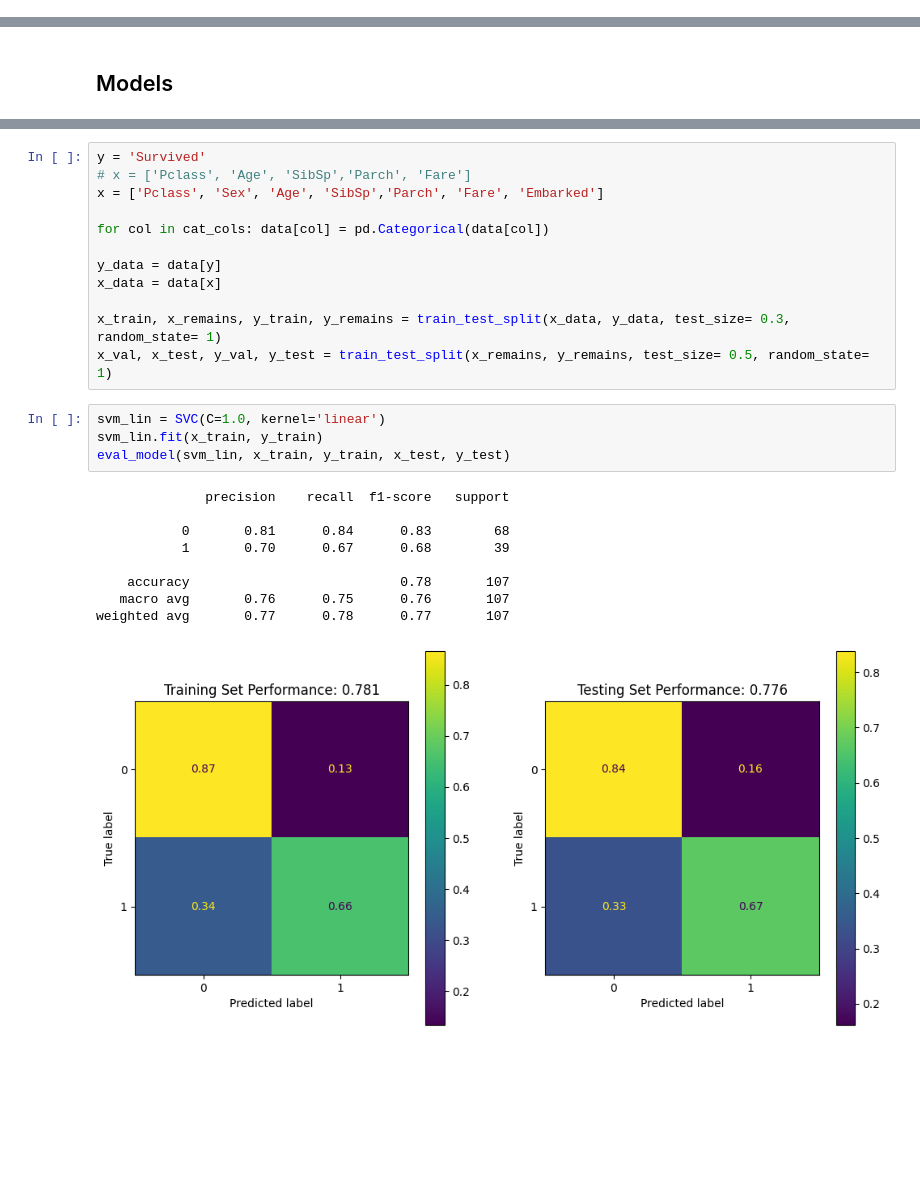
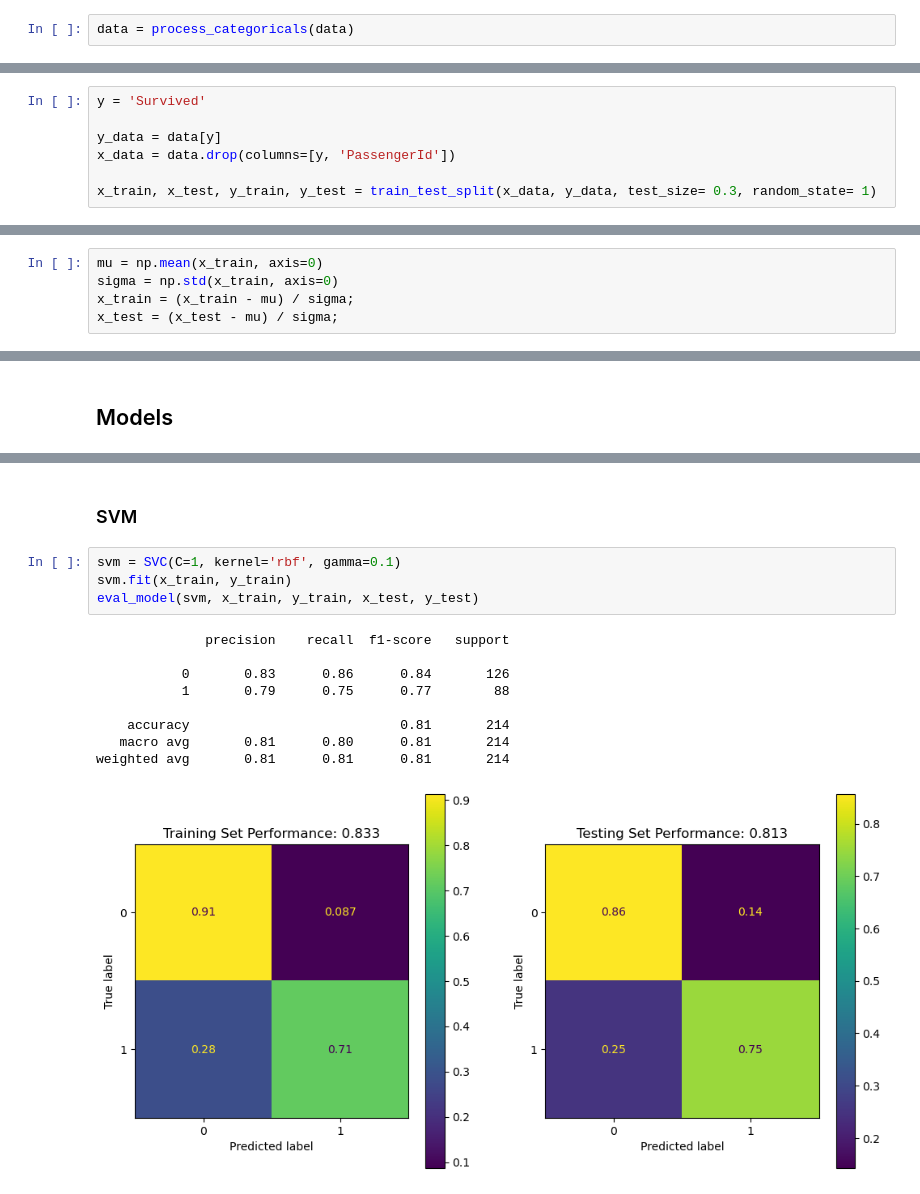
Before and after one commit to draykophoenix/kaggle-titanic, a Jupyter notebook: titanic.ipynb, the cells around one changed output, grey strips where cells are left out. Drawn from its saved outputs; the diff is of its cells as text; blank space fills up the shorter version.

Commit message:
Trained models

```diff
--- a/titanic.ipynb
+++ b/titanic.ipynb
@@ -122,0 +151,2 @@ for col in cont_cols: plot_continuous(col)
+# %%
+data = process_categoricals(data)
@@ -122,0 +158,7 @@ for col in cont_cols: plot_continuous(col)
+# %%
+y = 'Survived'
+
+y_data = data[y]
+x_data = data.drop(columns=[y, 'PassengerId'])
+
+x_train, x_test, y_train, y_test = train_test_split(x_data, y_data, test_size= 0.3, random_state= 1)
@@ -122,0 +170,5 @@ for col in cont_cols: plot_continuous(col)
+# %%
+mu = np.mean(x_train, axis=0)
+sigma = np.std(x_train, axis=0)
+x_train = (x_train - mu) / sigma;
+x_test = (x_test - mu) / sigma;
@@ -186,26 +180,16 @@ data.join(embarked_df)
-# %%
-y = 'Survived'
-# x = ['Pclass', 'Age', 'SibSp','Parch', 'Fare']
-x = ['Pclass', 'Sex', 'Age', 'SibSp','Parch', 'Fare', 'Embarked']
-
-for col in cat_cols: data[col] = pd.Categorical(data[col])
-
-y_data = data[y]
-x_data = data[x]
-
-x_train, x_remains, y_train, y_remains = train_test_split(x_data, y_data, test_size= 0.3, random_state= 1)
-x_val, x_test, y_val, y_test = train_test_split(x_remains, y_remains, test_size= 0.5, random_state= 1)
+# %% [markdown]
+### SVM
 # %%
-svm_lin = SVC(C=1.0, kernel='linear')
-svm_lin.fit(x_train, y_train)
-eval_model(svm_lin, x_train, y_train, x_test, y_test)
+svm = SVC(C=1, kernel='rbf', gamma=0.1)
+svm.fit(x_train, y_train)
+eval_model(svm, x_train, y_train, x_test, y_test)
 # %% [output]
               precision    recall  f1-score   support
 
-           0       0.81      0.84      0.83        68
-           1       0.70      0.67      0.68        39
+           0       0.83      0.86      0.84       126
+           1       0.79      0.75      0.77        88
 
-    accuracy                           0.78       107
-   macro avg       0.76      0.75      0.76       107
-weighted avg       0.77      0.78      0.77       107
+    accuracy                           0.81       214
+   macro avg       0.81      0.80      0.81       214
+weighted avg       0.81      0.81      0.81       214
-[figure, old version]
+[figure, new version]
```
Also changed, not shown: parts of 27 cells of this notebook.
